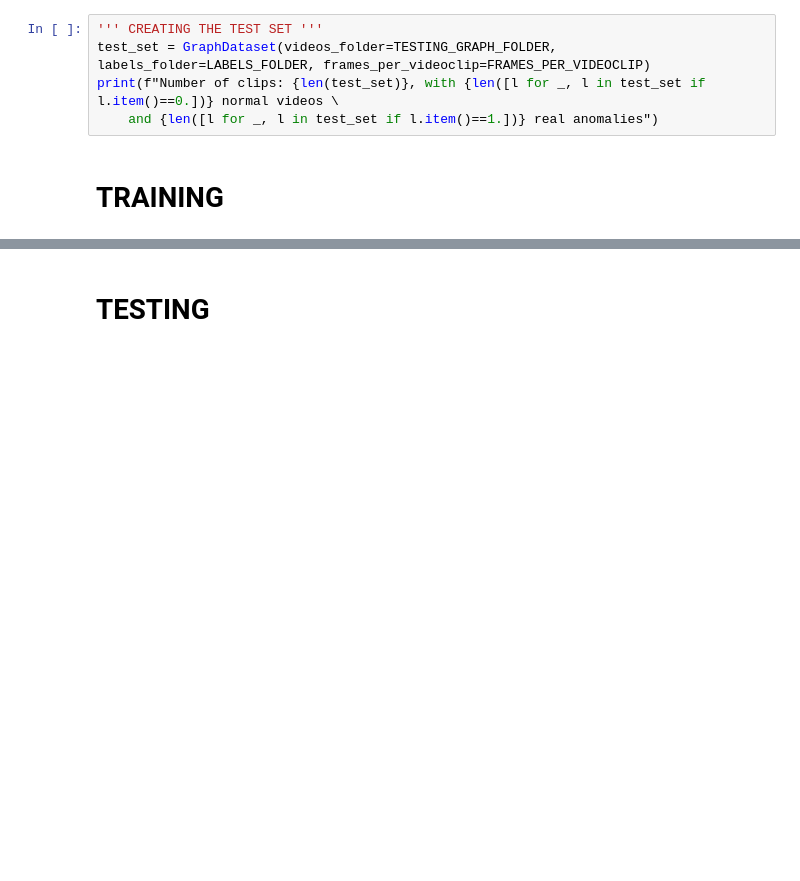
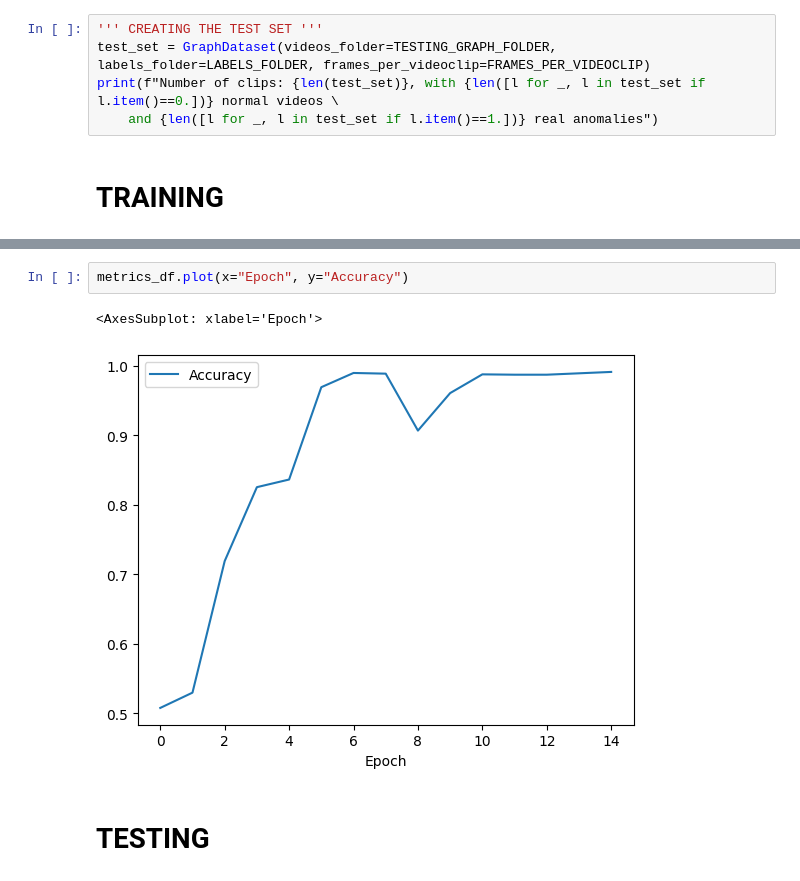
Before and after one commit to NiccoloMorabito/BDRP-SequentialSpatialGraphs, a Jupyter notebook: src/pipeline.ipynb, the cells around one changed output, grey strips where cells are left out. Cells and saved outputs as stored; diff of their text form; blank space fills up the shorter version.

```diff
--- a/src/pipeline.ipynb
+++ b/src/pipeline.ipynb
@@ -252,3 +283,8 @@ for epoch in range(epochs):
+# %%
+metrics_df.plot(x="Epoch", y="Accuracy")
+# %% [output]
+<AxesSubplot: xlabel='Epoch'>
+[figure, added]
 # %% [markdown]
 # TESTING
 # %%
```
Also changed, not shown: parts of 7 cells of this notebook, 1 other file.
